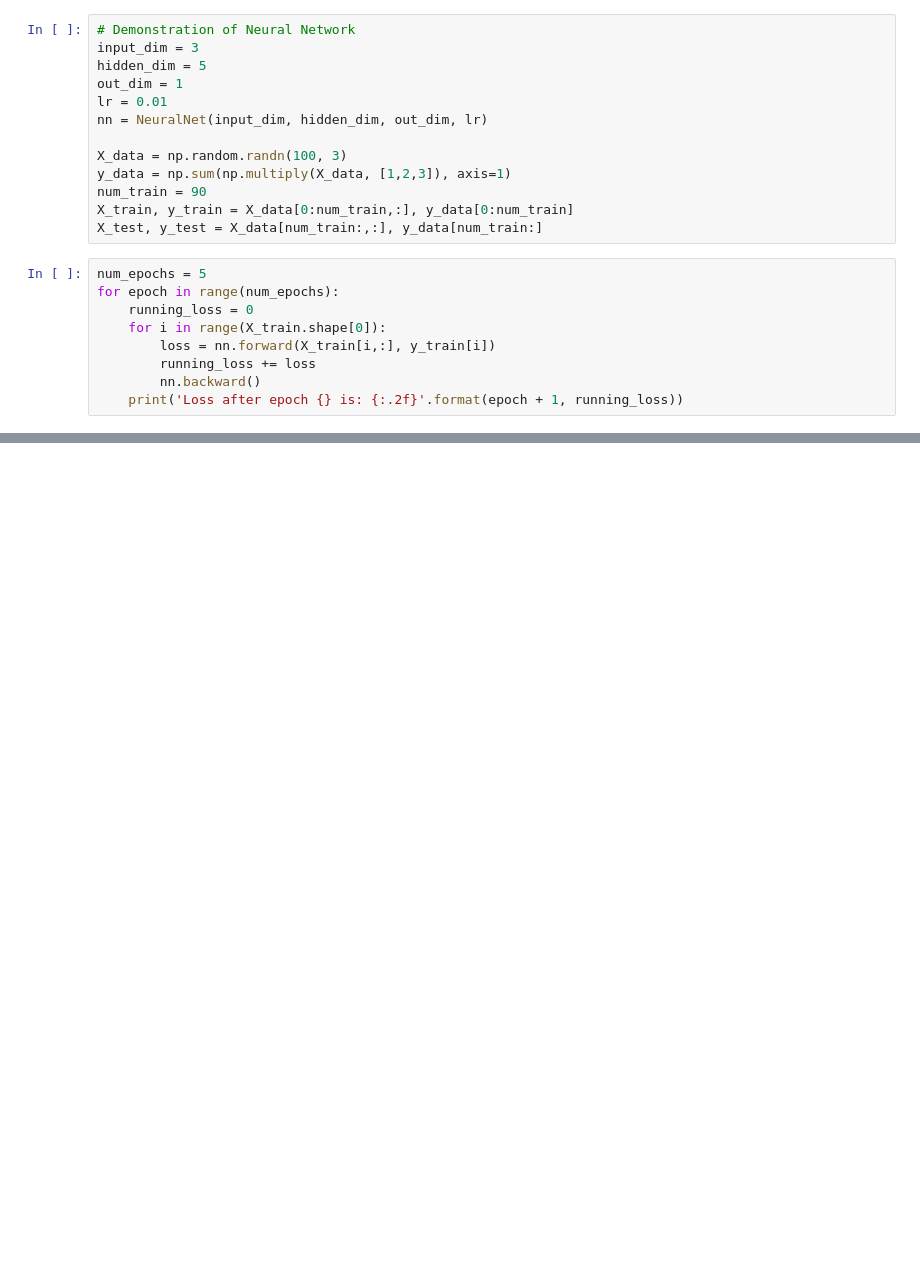
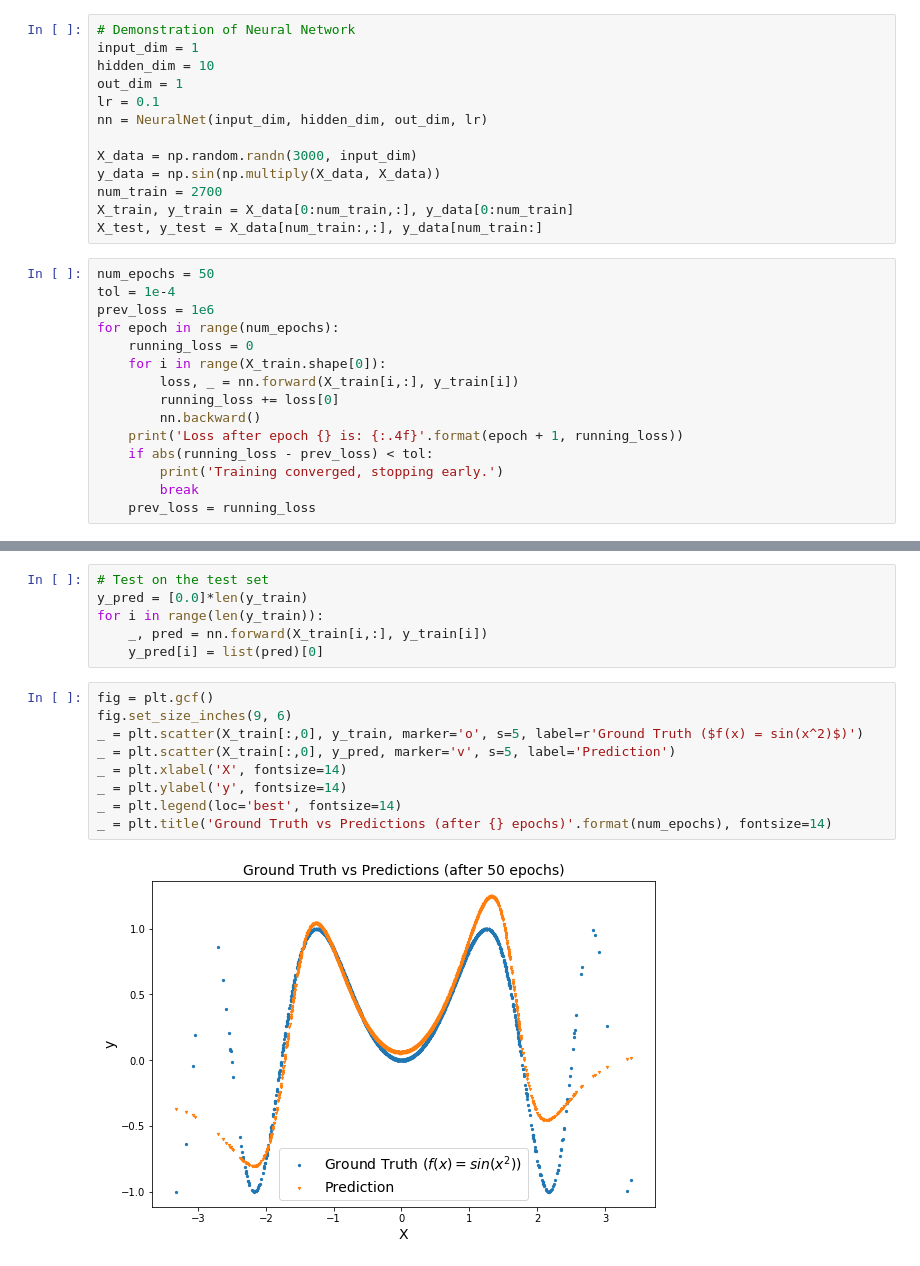
Before and after one commit to autodiff-cs207/AutoDiff, a Jupyter notebook: AutoDiff/Neural_Network.ipynb, the cells around one changed output, grey strips where cells are left out. Saved outputs shown, nothing was run; the diff lists cells and outputs as text; blank space fills up the shorter version.

```diff
--- a/AutoDiff/Neural_Network.ipynb
+++ b/AutoDiff/Neural_Network.ipynb
@@ -87,23 +103,29 @@ class NeuralNet(object):
 # %%
 # Demonstration of Neural Network
-input_dim = 3
-hidden_dim = 5
+input_dim = 1
+hidden_dim = 10
 out_dim = 1
-lr = 0.01
+lr = 0.1
 nn = NeuralNet(input_dim, hidden_dim, out_dim, lr)
 
-X_data = np.random.randn(100, 3)
-y_data = np.sum(np.multiply(X_data, [1,2,3]), axis=1)
-num_train = 90
+X_data = np.random.randn(3000, input_dim)
+y_data = np.sin(np.multiply(X_data, X_data))
+num_train = 2700
 X_train, y_train = X_data[0:num_train,:], y_data[0:num_train]
 X_test, y_test = X_data[num_train:,:], y_data[num_train:]
 # %%
-num_epochs = 5
+num_epochs = 50
+tol = 1e-4
+prev_loss = 1e6
 for epoch in range(num_epochs):
     running_loss = 0
     for i in range(X_train.shape[0]):
-        loss = nn.forward(X_train[i,:], y_train[i])
-        running_loss += loss
+        loss, _ = nn.forward(X_train[i,:], y_train[i])
+        running_loss += loss[0]
         nn.backward()
-    print('Loss after epoch {} is: {:.2f}'.format(epoch + 1, running_loss))
+    print('Loss after epoch {} is: {:.4f}'.format(epoch + 1, running_loss))
+    if abs(running_loss - prev_loss) < tol:
+        print('Training converged, stopping early.')
+        break
+    prev_loss = running_loss
 # %% [output]
@@ -114,0 +149,17 @@ Loss after epoch 5 is: 22.27
+# %%
+# Test on the test set
+y_pred = [0.0]*len(y_train)
+for i in range(len(y_train)):
+    _, pred = nn.forward(X_train[i,:], y_train[i])
+    y_pred[i] = list(pred)[0]
+# %%
+fig = plt.gcf()
+fig.set_size_inches(9, 6)
+_ = plt.scatter(X_train[:,0], y_train, marker='o', s=5, label=r'Ground Truth ($f(x) = sin(x^2)$)')
+_ = plt.scatter(X_train[:,0], y_pred, marker='v', s=5, label='Prediction')
+_ = plt.xlabel('X', fontsize=14)
+_ = plt.ylabel('y', fontsize=14)
+_ = plt.legend(loc='best', fontsize=14)
+_ = plt.title('Ground Truth vs Predictions (after {} epochs)'.format(num_epochs), fontsize=14)
+# %% [output]
+[figure, added]
```
Also changed, not shown: parts of 4 cells of this notebook.
